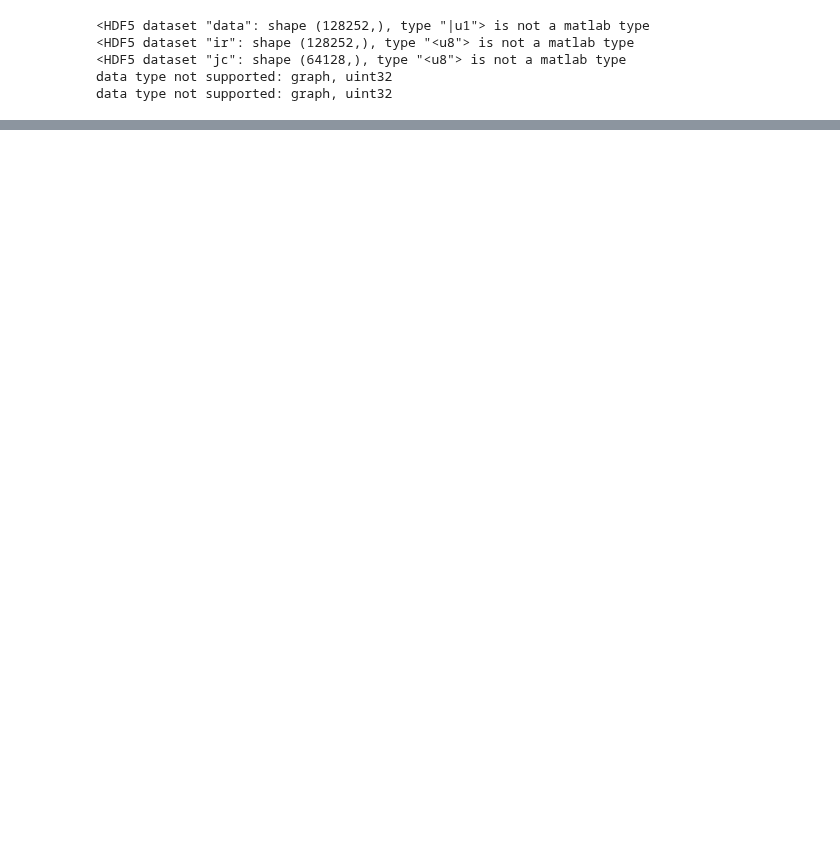
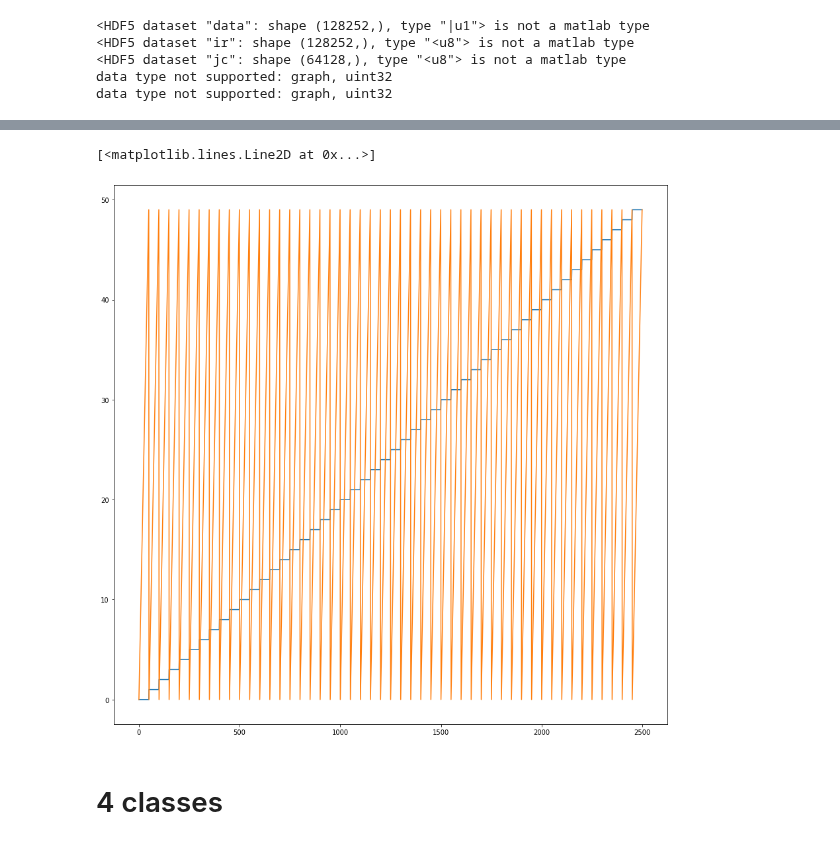
Before and after one commit to eghbalhosseini/neural_manifolds, a Jupyter notebook: gradient_analysis_functions.ipynb, the cells around one changed output, grey strips where cells are left out. Saved outputs shown, nothing was run; the diff lists cells and outputs as text; code cells hidden in the pictures; blank space fills up the shorter version.

```diff
--- a/gradient_analysis_functions.ipynb
+++ b/gradient_analysis_functions.ipynb
@@ -189,0 +233,9 @@ for idx , _ in enumerate(range(len(within_class_id)-2)):
+# %%
+plt.figure(figsize=(15,15))
+plt.plot(first_idx)
+plt.plot(second_idx-50)
+# %% [output]
+[<matplotlib.lines.Line2D at 0x...>]
+[figure, added]
+# %% [markdown]
+# 4 classes
```
Also changed, not shown: parts of 85 cells of this notebook, 2 other files.
